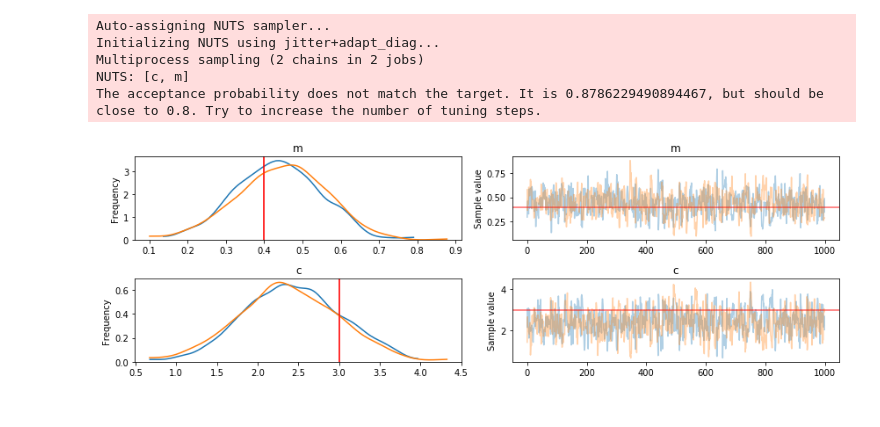
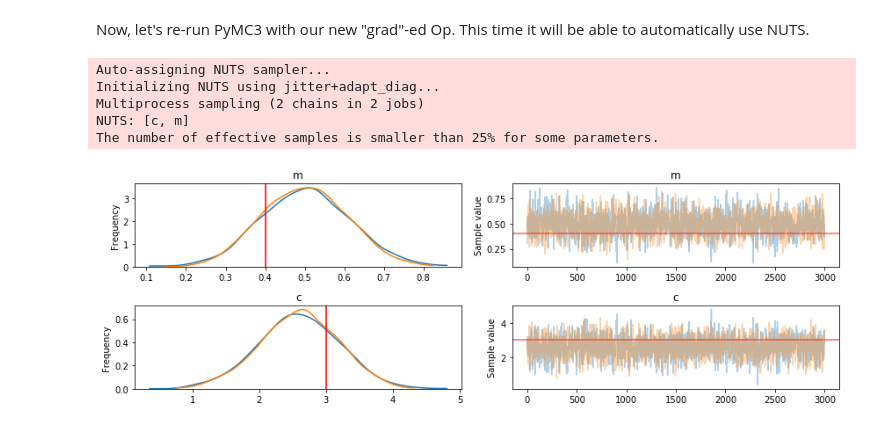
Before and after one commit to mattpitkin/random_scripts, a Jupyter notebook: PyMC3CustomExternalLikelihood.ipynb, the cells around one changed output. Saved outputs shown, nothing was run; the diff lists cells and outputs as text; code cells hidden in the pictures.

```diff
--- a/PyMC3CustomExternalLikelihood.ipynb
+++ b/PyMC3CustomExternalLikelihood.ipynb
@@ -334,28 +496,32 @@ class LogLikeGrad(tt.Op):
+# %% [markdown]
+Now, let's re-run PyMC3 with our new "grad"-ed Op. This time it will be able to automatically use NUTS.
 # %%
+# create our Op
+logl = LogLikeWithGrad(my_loglike, data, x, sigma)
+
 # use PyMC3 to sampler from log-likelihood
 with pm.Model():
     # uniform priors on m and c
     m = pm.Uniform('m', lower=-10., upper=10.)
     c = pm.Uniform('c', lower=-10., upper=10.)
-
-    # create our Op
-    logl = LogLikeWithGrad(loglike, data, x, sigma)
 
     # convert m and c to a tensor vector
     theta = tt.as_tensor_variable([m, c])
 
     # use a DensityDist
     pm.DensityDist('likelihood', lambda v: logl(v), observed={'v': theta})
 
     trace = pm.sample(ndraws, tune=nburn, discard_tuned_samples=True)
+
+# plot the traces
+_ = pm.traceplot(trace, lines={'m': mtrue, 'c': ctrue})
+
+# put the chains in an array (for later!)
+samples_pymc3_2 = np.vstack((trace['m'], trace['c'])).T
 # %% [output]
 Auto-assigning NUTS sampler...
 Initializing NUTS using jitter+adapt_diag...
 Multiprocess sampling (2 chains in 2 jobs)
 NUTS: [c, m]
-The acceptance probability does not match the target. It is 0.8786229490894467, but should be close to 0.8. Try to increase the number of tuning steps.
+The number of effective samples is smaller than 25% for some parameters.
+[figure, added]
-# %%
-# plot the traces
-_ = pm.traceplot(trace, lines={'m': mtrue, 'c': ctrue})
-# %% [output]
-[figure, removed]
```
Also changed, not shown: parts of 19 cells of this notebook.
